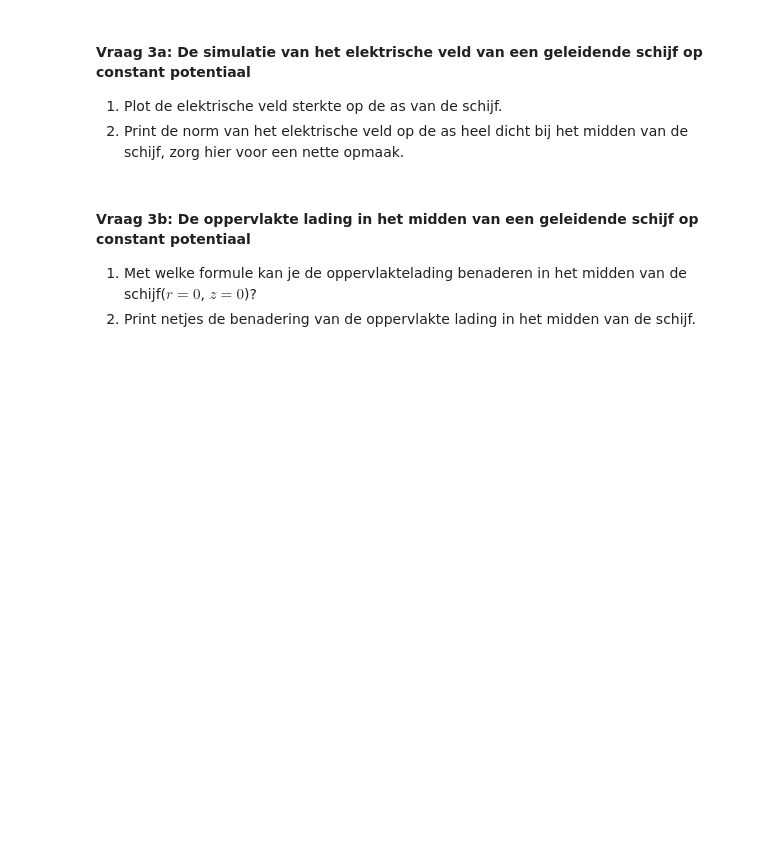
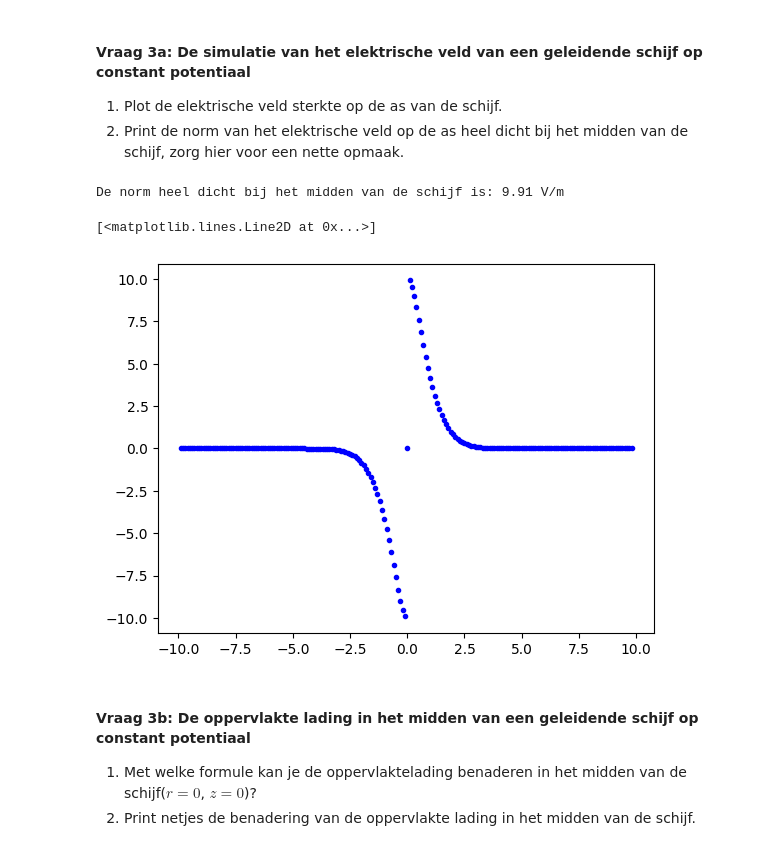
Before and after one commit to T-L-cc/opdrachten-DEF-D, a Jupyter notebook: DigitaleOntwerpopdrachten/1CondensatorOpdracht/CondensatorOntwerpopdracht.ipynb, the cells around one changed output. Saved outputs shown, nothing was run; the diff lists cells and outputs as text; code cells hidden in the pictures; blank space fills up the shorter version.

```diff
--- a/DigitaleOntwerpopdrachten/1CondensatorOpdracht/CondensatorOntwerpopdracht.ipynb
+++ b/DigitaleOntwerpopdrachten/1CondensatorOpdracht/CondensatorOntwerpopdracht.ipynb
@@ -384,9 +384,20 @@ plot_results_disk(Ez, Er, normE, V, r, z, grid_step, disk_radius, z_pos_disk1, z
 1. Plot de elektrische veld sterkte op de as van de schijf.
 2. Print de norm van het elektrische veld op de as heel dicht bij het midden van de schijf, zorg hier voor een nette opmaak.
 # %%
-###
-###Jouw code hier###
-###
+r_idx_0 = find_idx_nearest(r,0)
+E_z_as = Ez[:,r_idx_0]
+
+z_idx_0 = find_idx_nearest(z,0)
+norm_midden = normE[z_idx_0, r_idx_0]
+
+print('De norm heel dicht bij het midden van de schijf is: %.2f V/m' %(norm_midden))
+
+plt.figure()
+plt.plot(z_for_E, E_z_as, 'b.', label = 'Elektrisch veld op de as',)
+# %% [output]
+De norm heel dicht bij het midden van de schijf is: 9.91 V/m
+[<matplotlib.lines.Line2D at 0x...>]
+[figure, added]
 # %% [markdown]
 #### Vraag 3b: De oppervlakte lading in het midden van een geleidende schijf op constant potentiaal
 
```
Also changed, not shown: parts of 6 cells of this notebook.
